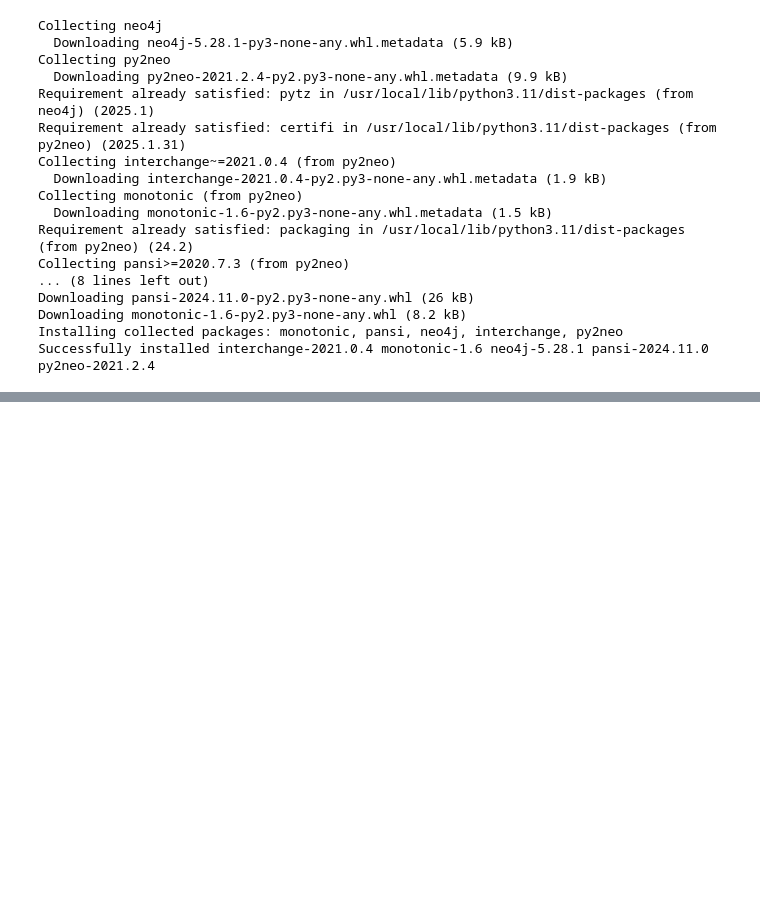
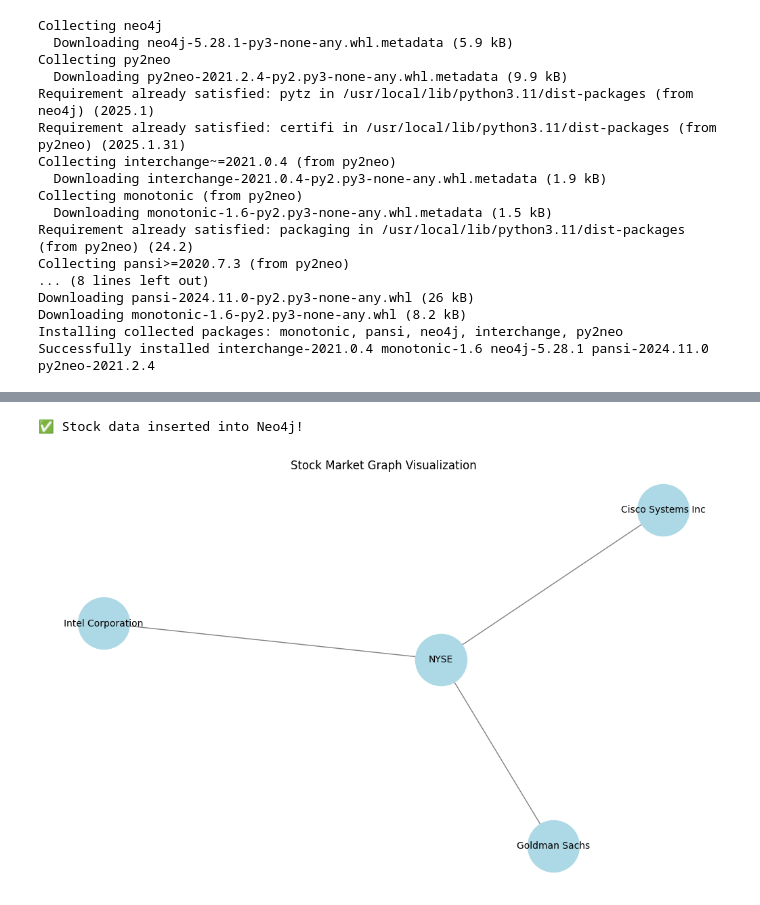
Before and after one commit to mauliek123/Stock-Prices-Extraction, a Jupyter notebook: Stocks.ipynb, the cells around one changed output, grey strips where cells are left out. Saved outputs shown, nothing was run; the diff lists cells and outputs as text; code cells hidden in the pictures; blank space fills up the shorter version.

```diff
--- a/Stocks.ipynb
+++ b/Stocks.ipynb
@@ -116,0 +140,12 @@ Successfully installed interchange-2021.0.4 monotonic-1.6 neo4j-5.28.1 pansi-202
+# %%
+!pip install py2neo
+from py2neo import Graph, Node, Relationship
+
+# Replace with your Neo4j AuraDB credentials
+NEO4J_URI = "neo4j+s://7e91417e.databases.neo4j.io"
+USERNAME = "neo4j"
+PASSWORD = "i_0MZLJOT21IUFWy5D91MPGEu3UkWV_zgcUI3uPZZpY"
+
+# Connect to Neo4j AuraDB
+graph = Graph(NEO4J_URI, auth=(USERNAME, PASSWORD))
+print("✅ Connected to Neo4j AuraDB!")
@@ -116,0 +165,66 @@ Successfully installed interchange-2021.0.4 monotonic-1.6 neo4j-5.28.1 pansi-202
+# %%
+# Create a StockMarket node
+market = Node("StockMarket", name="NYSE")
+graph.merge(market, "StockMarket", "name")
+
+# Sample stock data
+all_data = [
+    ["Cisco Systems Inc", 59.21, -0.08, 11618360],
+    ["Goldman Sachs", 608.57, 3.14, 1170180],
+    ["Intel Corporation", 24.05, 0.40, 36616750],
+]
+
+# Insert data into Neo4j
+for stock in all_data:
+    company_name, price, change, volume = stock
+
+    company = Node("Company", name=company_name, price=price, change=change, volume=volume)
+    graph.merge(company, "Company", "name")
+
+    graph.merge(Relationship(company, "LISTED_IN", market))
+
+print("✅ Stock data inserted into Neo4j!")
+# %% [output]
+✅ Stock data inserted into Neo4j!
+# %%
+import networkx as nx
+import matplotlib.pyplot as plt
+from py2neo import Graph
+
+# 🔹 Replace with your Neo4j AuraDB credentials
+NEO4J_URI = "neo4j+s://7e91417e.databases.neo4j.io"  # Replace with your actual URI
+USERNAME = "neo4j"
+PASSWORD = "i_0MZLJOT21IUFWy5D91MPGEu3UkWV_zgcUI3uPZZpY"
+
+# Connect to Neo4j
+graph = Graph(NEO4J_URI, auth=(USERNAME, PASSWORD))
+
+# 🔹 Query the database to get companies and their relationships
+query = """
+MATCH (c:Company)-[:LISTED_IN]->(m:StockMarket)
+RETURN c.name AS company, m.name AS market
+"""
+
+data = graph.run(query).data()
+
+# Create a graph using NetworkX
+G = nx.Graph()
+
+# Add nodes and edges
+for record in data:
+    company = record["company"]
+    market = record["market"]
+
+    G.add_node(company, type="Company")
+    G.add_node(market, type="StockMarket")
+    G.add_edge(company, market)  # Create edge
+
+# Draw the graph
+plt.figure(figsize=(10, 6))
+pos = nx.spring_layout(G, seed=42)  # Layout for better visualization
+nx.draw(G, pos, with_labels=True, node_color="lightblue", edge_color="gray", node_size=3000, font_size=10)
+
+plt.title("Stock Market Graph Visualization")
+plt.show()
+# %% [output]
+[figure, added]
```
Also changed, not shown: parts of 5 cells of this notebook.
